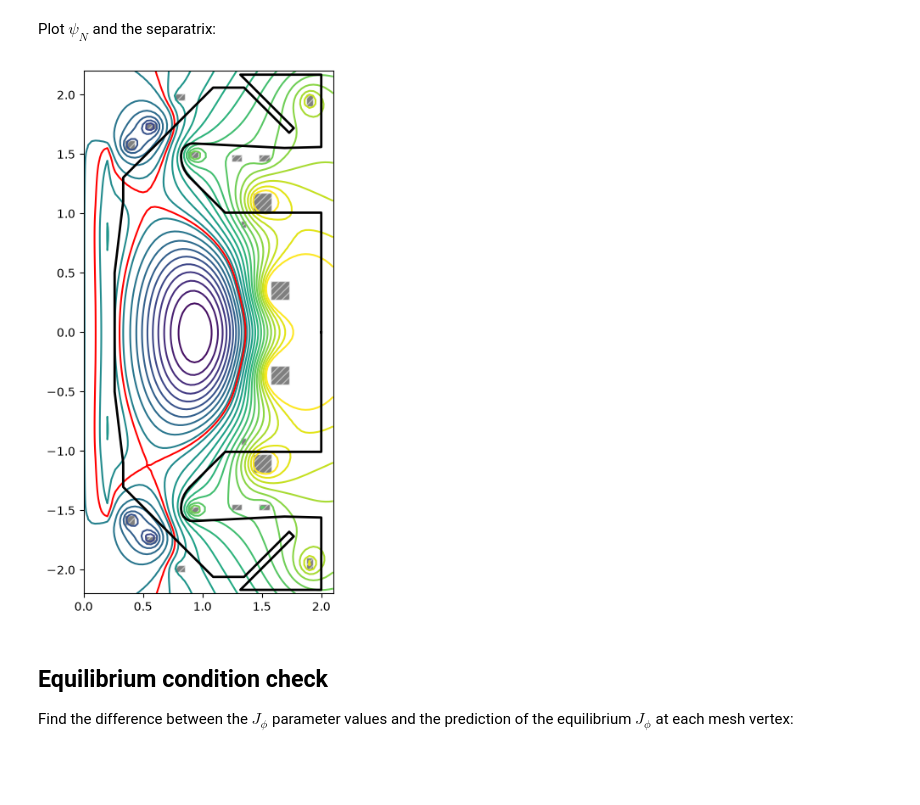
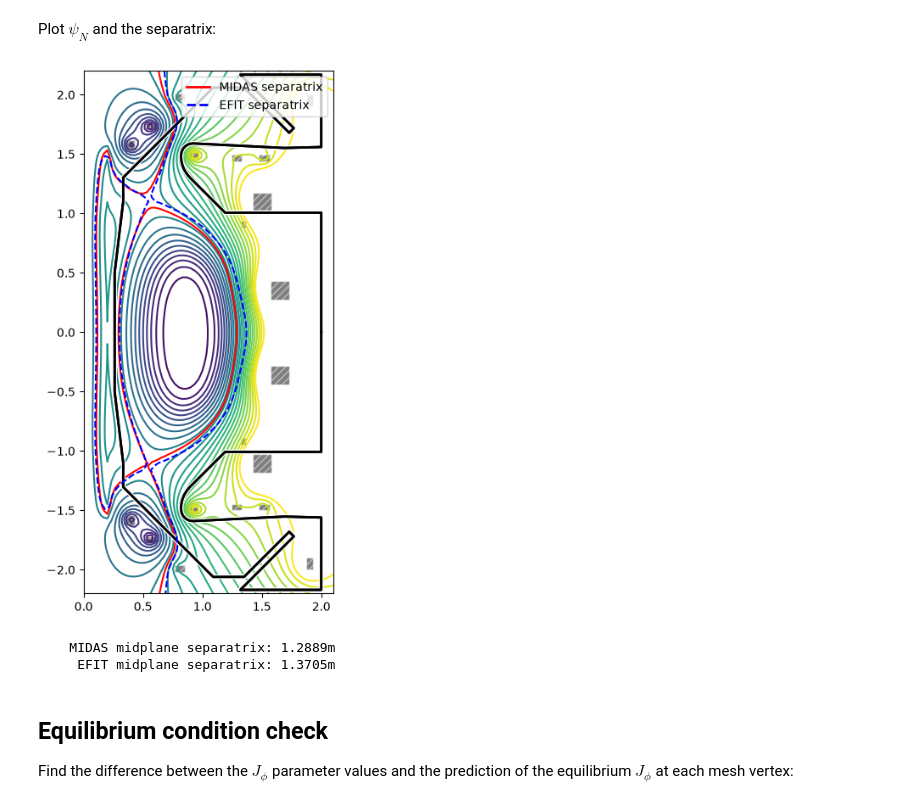
Before and after one commit to C-bowman/equilibrium-hackathon, a Jupyter notebook: equilibrium_reconstruction.ipynb, the cells around one changed output. Drawn from its saved outputs; the diff is of its cells as text; code cells hidden in the pictures; blank space fills up the shorter version.

Commit message:
Initial version of full experimental data reconstruction

```diff
--- a/equilibrium_reconstruction.ipynb
+++ b/equilibrium_reconstruction.ipynb
@@ -365,0 +358,7 @@ print(opt_result)
+# %%
+from midas.normalisation import NormalisedCost
+
+opt_func = NormalisedCost(
+    posterior=posterior,
+    bounds=bounds,
+)
@@ -517,11 +552,12 @@ plt.show()
 # %%
 from tokamesh.tokamaks import mastu_boundary
 from mastora.diagnostics.magnetics.coils.cases import draw_cases
-from numpy import exp, linspace
+from numpy import exp, linspace, ceil
 
-map_param_dict = PlasmaState.split_parameters(map_estimate_params)
+map_param_dict = posterior.split_parameters(map_estimate_params)
 J_values = exp(map_param_dict["ln_J"])
-color_levels = linspace(0.0, 8e2, 65)
+v = int(ceil(J_values.max() * 1e-3 / 100.0))
+color_levels = linspace(0.0, 100 * v, 65)
 
 
 fig = plt.figure(figsize=(5.5, 8))
@@ -538,7 +574,7 @@ contours = ax.tricontourf(
 
 cbar = fig.colorbar(contours, ax=ax)
 cbar.set_label(r"$J_{\phi}$ $\mathrm{(kA \,/\, m^2)}$", fontsize=13)
-cbar.set_ticks(linspace(0, 8e2, 9))
+cbar.set_ticks(linspace(0, 100 * v, v + 1))
 
 ax.plot(*mastu_boundary(), lw=1, color="white")
 draw_cases(ax, fill_color="white")
@@ -580,20 +643,57 @@ psi = pf_psi + plasma_psi
 Use the `NormalisedPoloidalFlux` tool from `astora` to get $\psi_N$:
 # %%
 from astora.tools import NormalisedPoloidalFlux
+from tokamesh.construction import Polygon
+boundary_polygon = Polygon(*mastu_boundary())
+
 psi = pf_psi + plasma_psi
-PsiNorm = NormalisedPoloidalFlux(R=R_axis, z=z_axis, psi=psi, boundary=None)
+PsiNorm = NormalisedPoloidalFlux(R=R_axis, z=z_axis, psi=psi, boundary=boundary_polygon)
+# %%
+group = "/epm/output/profiles2D/"
+traces = ["r", "z", "poloidalFlux"]
+efit_psi_data = get_traces(group=group, traces=traces, filepath=efit_path)
+
+efit_psi_r = efit_psi_data["r"].data
+efit_psi_z = efit_psi_data["z"].data
+efit_psi = efit_psi_data["poloidalFlux"].data[time_index, :, :]
+
+efit_PsiNorm = NormalisedPoloidalFlux(R=efit_psi_r, z=efit_psi_z, psi=efit_psi, boundary=boundary_polygon)
 # %% [markdown]
 Plot $\psi_N$ and the separatrix:
 # %%
 fig = plt.figure(figsize=(4.5, 8.0))
 ax = fig.add_subplot(1, 1, 1)
 
 PsiNorm.plot_equilibrium(axis=ax, flux_range=(0.0, 2.2))
 ax.plot(*mastu_boundary(), lw=2, color="black")
 draw_cases(ax, fill_color="black")
+
+ax.contour(
+    efit_PsiNorm.R,
+    efit_PsiNorm.z,
+    efit_PsiNorm.psi_grid.T,
+    levels=[1.0],
+    colors=["blue"],
+    linestyles=["dashed"],
+)
+plt.plot([-1, -1], [-1, -1], lw=2, color="red", label="MIDAS separatrix")
+plt.plot([-1, -1], [-1, -1], lw=2, color="blue", label="EFIT separatrix", ls="--")
+ax.legend(loc="upper right")
 plt.show()
 # %% [output]
-[figure, old version]
+[figure, new version]
+# %%
+R_axis = linspace(1.2, 1.5, 1500)
+
+print(
+    f"""
+    MIDAS midplane separatrix: {R_axis[abs(PsiNorm.psi_spline(R_axis, 0.0) - 1.0).argmin()]:.4f}m
+     EFIT midplane separatrix: {R_axis[abs(efit_PsiNorm.psi_spline(R_axis, 0.0) - 1.0).argmin()]:.4f}m
+    """
+)
+# %% [output]
+    MIDAS midplane separatrix: 1.2889m
+     EFIT midplane separatrix: 1.3705m
 # %% [markdown]
 ## Equilibrium condition check
 
```
Also changed, not shown: parts of 39 cells of this notebook.
